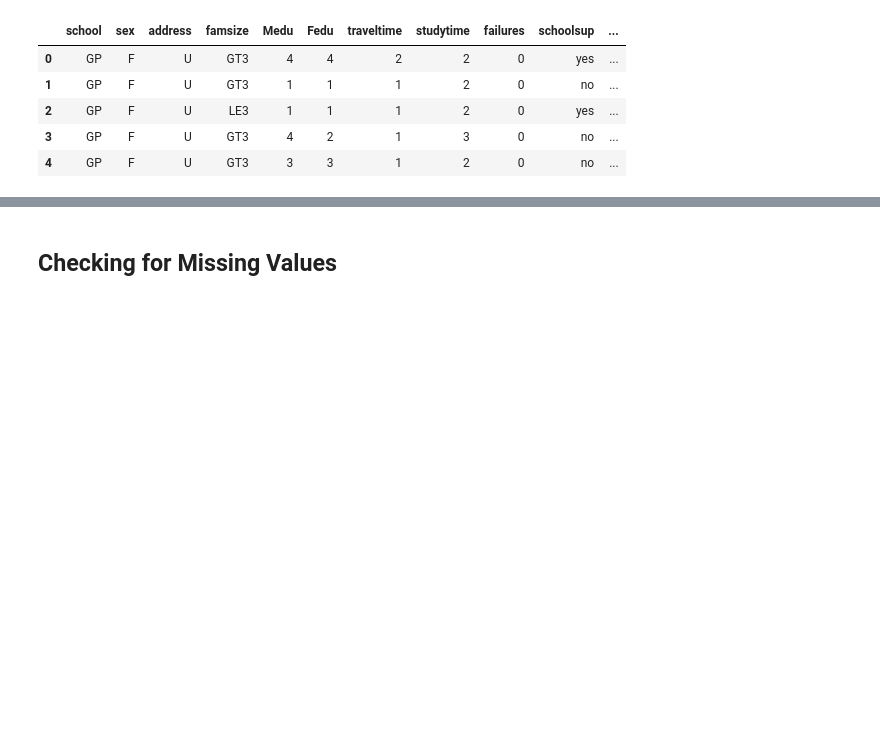
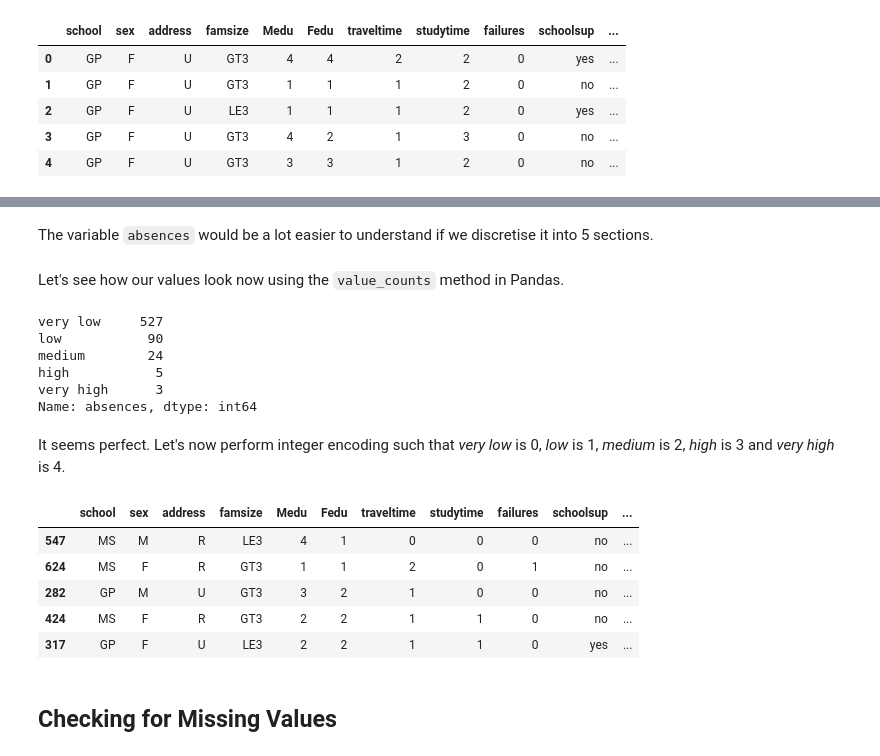
Before and after one commit to Rhyme1325/Analytics_project, a Jupyter notebook: project.ipynb, the cells around one changed output, grey strips where cells are left out. Saved outputs shown, nothing was run; the diff lists cells and outputs as text; code cells hidden in the pictures; blank space fills up the shorter version.

```diff
--- a/project.ipynb
+++ b/project.ipynb
@@ -182,0 +224,2 @@ Now the number of columns are 21. The dataset currently looks like:
+# %% [markdown]
+The variable `absences` would be a lot easier to understand if we discretise it into 5 sections.
@@ -183,3 +228,28 @@ Now the number of columns are 21. The dataset currently looks like:
+# %% [markdown]
+Let's see how our values look now using the `value_counts` method in Pandas.
+# %%
+df['absences'].value_counts()
+# %% [output]
+very low     527
+low           90
+medium        24
+high           5
+very high      3
+Name: absences, dtype: int64
+# %% [markdown]
+It seems perfect. Let's now perform integer encoding such that *very low* is 0, *low* is 1, *medium* is 2, *high* is 3 and *very high* is 4.
+# %%
+level_mapping = {'very low': 0, 'low': 1, 'medium': 2, 'high': 3, 'very high': 4}
+df['absences'] = df['absences'].replace(level_mapping)
+
+df.sample(5)
+# %% [output]
+|  | school | sex | address | famsize | Medu | Fedu | traveltime | studytime | failures | schoolsup | ... |
+| 547 | MS | M | R | LE3 | 4 | 1 | 0 | 0 | 0 | no | ... |
+| 624 | MS | F | R | GT3 | 1 | 1 | 2 | 0 | 1 | no | ... |
+| 282 | GP | M | U | GT3 | 3 | 2 | 1 | 0 | 0 | no | ... |
+| 424 | MS | F | R | GT3 | 2 | 2 | 1 | 1 | 0 | no | ... |
+| 317 | GP | F | U | LE3 | 2 | 2 | 1 | 1 | 0 | yes | ... |
 # %% [markdown]
 ## Checking for Missing Values
 # %%
```
Also changed, not shown: parts of 14 cells of this notebook.
